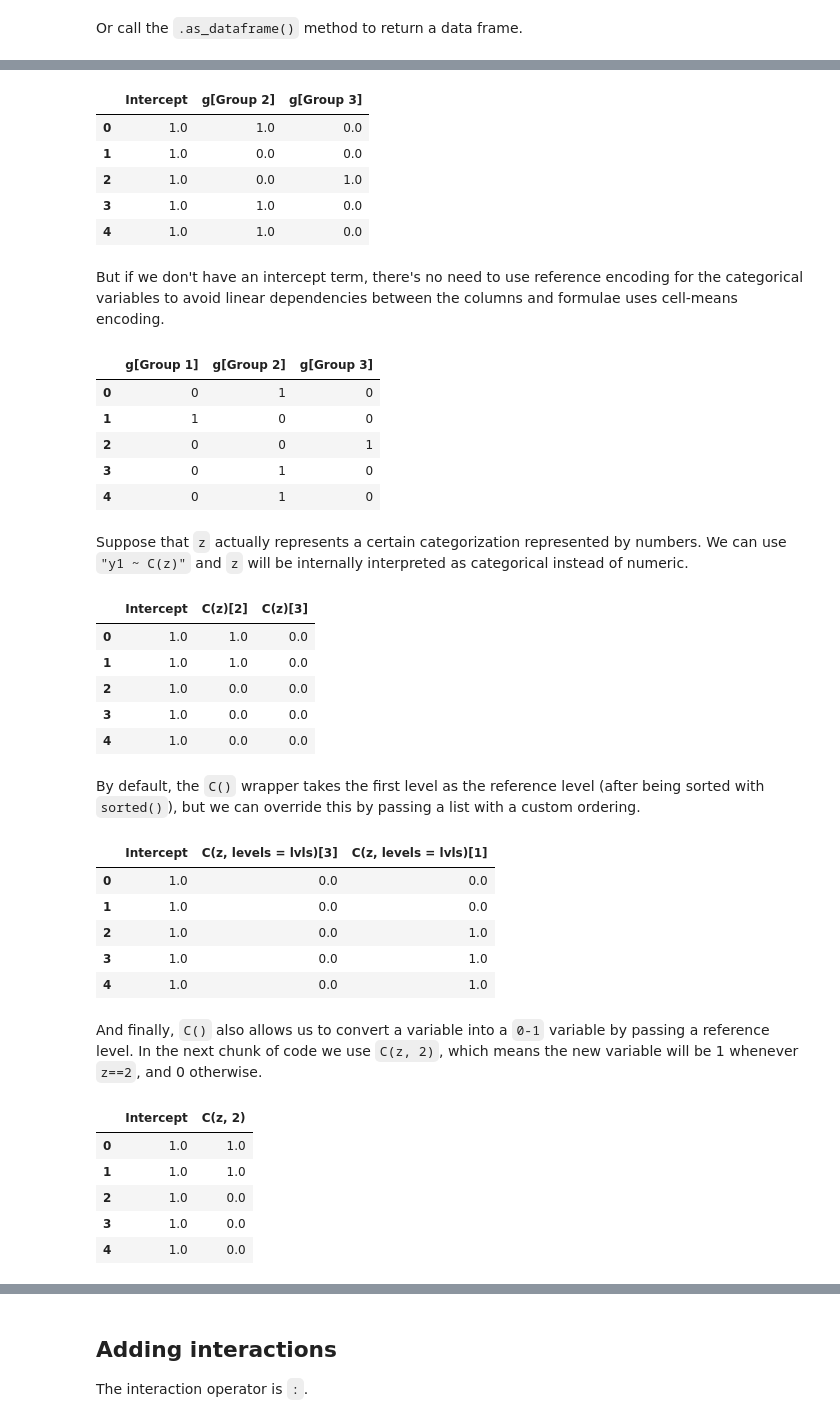
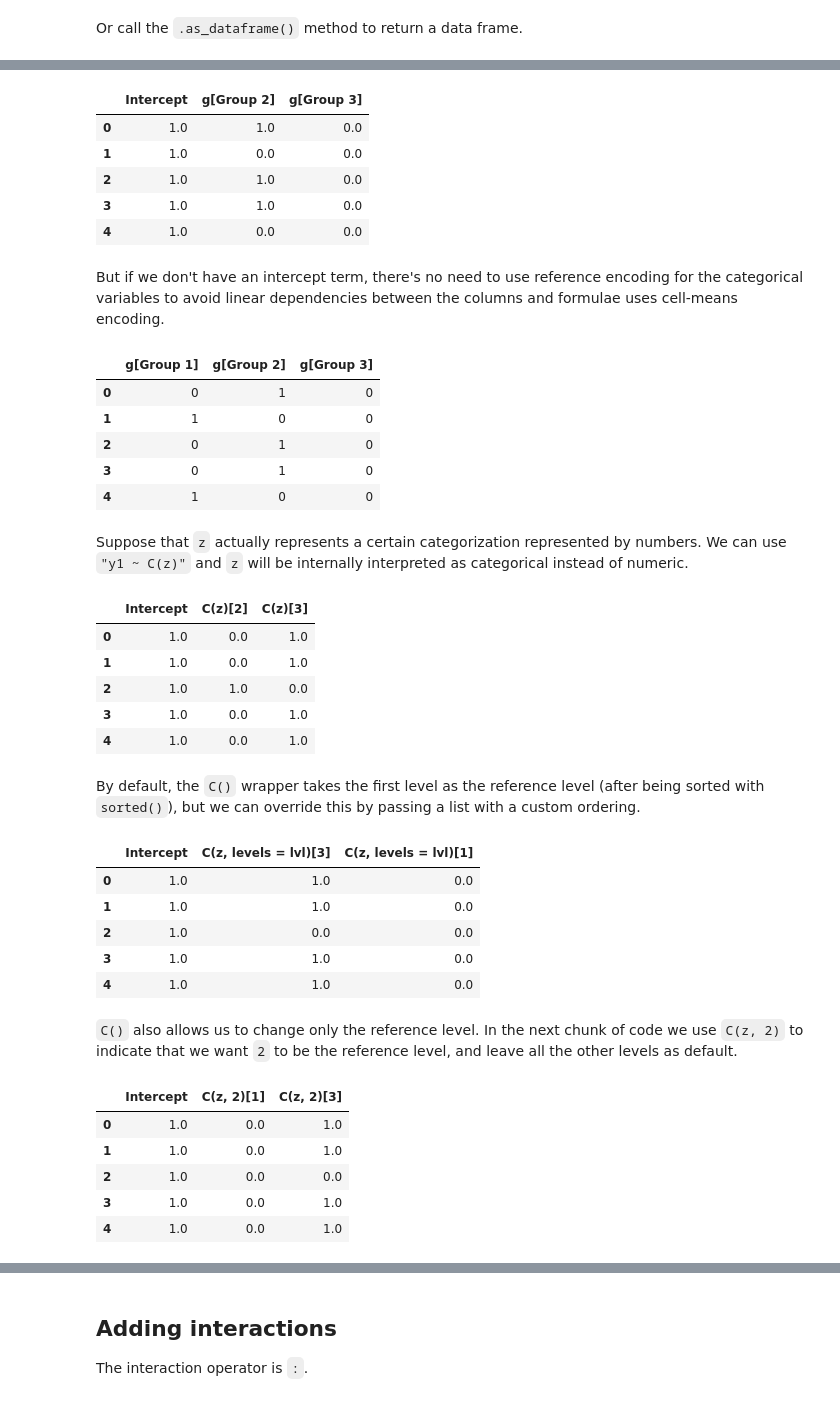
Before and after one commit to bambinos/formulae, a Jupyter notebook: docs/notebooks/getting_started.ipynb, the cells around one changed output, grey strips where cells are left out. Saved outputs shown, nothing was run; the diff lists cells and outputs as text; code cells hidden in the pictures.

```diff
--- a/docs/notebooks/getting_started.ipynb
+++ b/docs/notebooks/getting_started.ipynb
@@ -27,15 +27,15 @@ from formulae import design_matrices
 # %% [markdown]
 Let's simulate some data to use throughout examples here. The number of observations isn't too important. We keep it low to understand what is going on more easily. However, we do include both numeric and categoric variables to see how formulae handles these types in different scenarios.
 # %%
-np.random.seed(1111)
-SIZE=10
+rng = np.random.default_rng(7355608)
+SIZE = 10
 data = pd.DataFrame(
     {
-        "y1": np.random.normal(size=SIZE),
-        "y2": np.random.choice(["A", "B", "C"], size=SIZE),
-        "x": np.random.normal(size=SIZE),
-        "z": np.random.choice([1, 2, 3], size=SIZE),
-        "g": np.random.choice(["Group 1", "Group 2", "Group 3"], size=SIZE),
+        "y1": rng.normal(size=SIZE),
+        "y2": rng.choice(["A", "B", "C"], size=SIZE),
+        "x": rng.normal(size=SIZE),
+        "z": rng.choice([1, 2, 3], size=SIZE),
+        "g": rng.choice(["Group 1", "Group 2", "Group 3"], size=SIZE),
     }
 )
 data
@@ -110,62 +122,62 @@ Variables with categorical type in the pandas data frame are recognized and hand
 
 Categorical predictors are encoded using reference level encoding (i.e. the first level is taken as baseline). This way, the resulting design matrix is of full-rank.
 # %%
-dm = design_matrices("y1 ~ g", data, )
+dm = design_matrices("g", data)
 dm.common.as_dataframe().head()
 # %% [output]
 |  | Intercept | g[Group 2] | g[Group 3] |
 | 0 | 1.0 | 1.0 | 0.0 |
 | 1 | 1.0 | 0.0 | 0.0 |
-| 2 | 1.0 | 0.0 | 1.0 |
+| 2 | 1.0 | 1.0 | 0.0 |
 | 3 | 1.0 | 1.0 | 0.0 |
-| 4 | 1.0 | 1.0 | 0.0 |
+| 4 | 1.0 | 0.0 | 0.0 |
 # %% [markdown]
 But if we don't have an intercept term, there's no need to use reference encoding for the categorical variables to avoid linear dependencies between the columns and formulae uses cell-means encoding.
 # %%
-dm = design_matrices("y1 ~ 0 + g", data)
+dm = design_matrices("0 + g", data)
 dm.common.as_dataframe().head()
 # %% [output]
 |  | g[Group 1] | g[Group 2] | g[Group 3] |
 | 0 | 0 | 1 | 0 |
 | 1 | 1 | 0 | 0 |
-| 2 | 0 | 0 | 1 |
+| 2 | 0 | 1 | 0 |
 | 3 | 0 | 1 | 0 |
-| 4 | 0 | 1 | 0 |
+| 4 | 1 | 0 | 0 |
 # %% [markdown]
 Suppose that `z` actually represents a certain categorization represented by numbers. We can use `"y1 ~ C(z)"` and `z` will be internally interpreted as categorical instead of numeric.
 # %%
-dm = design_matrices("y1 ~ C(z)", data)
+dm = design_matrices("C(z)", data)
 dm.common.as_dataframe().head()
 # %% [output]
 |  | Intercept | C(z)[2] | C(z)[3] |
-| 0 | 1.0 | 1.0 | 0.0 |
-| 1 | 1.0 | 1.0 | 0.0 |
-| 2 | 1.0 | 0.0 | 0.0 |
-| 3 | 1.0 | 0.0 | 0.0 |
-| 4 | 1.0 | 0.0 | 0.0 |
+| 0 | 1.0 | 0.0 | 1.0 |
+| 1 | 1.0 | 0.0 | 1.0 |
+| 2 | 1.0 | 1.0 | 0.0 |
+| 3 | 1.0 | 0.0 | 1.0 |
+| 4 | 1.0 | 0.0 | 1.0 |
 # %% [markdown]
 By default, the `C()` wrapper takes the first level as the reference level (after being sorted with `sorted()`), but we can override this by passing a list with a custom ordering.
 # %%
 # 2 is taken as baseline, and then it comes 3 and 1.
-lvls = [2, 3, 1]
-dm = design_matrices("y1 ~ C(z, levels=lvls)", data)
+lvl = [2, 3, 1]
+dm = design_matrices("C(z, levels=lvl)", data)
 dm.common.as_dataframe().head()
 # %% [output]
-|  | Intercept | C(z, levels = lvls)[3] | C(z, levels = lvls)[1] |
-| 0 | 1.0 | 0.0 | 0.0 |
-| 1 | 1.0 | 0.0 | 0.0 |
-| 2 | 1.0 | 0.0 | 1.0 |
-| 3 | 1.0 | 0.0 | 1.0 |
-| 4 | 1.0 | 0.0 | 1.0 |
+|  | Intercept | C(z, levels = lvl)[3] | C(z, levels = lvl)[1] |
+| 0 | 1.0 | 1.0 | 0.0 |
+| 1 | 1.0 | 1.0 | 0.0 |
+| 2 | 1.0 | 0.0 | 0.0 |
+| 3 | 1.0 | 1.0 | 0.0 |
+| 4 | 1.0 | 1.0 | 0.0 |
 # %% [markdown]
-And finally, `C()` also allows us to convert a variable into a `0-1` variable by passing a reference level. In the next chunk of code we use `C(z, 2)`, which means the new variable will be 1 whenever `z==2`, and 0 otherwise.
+`C()` also allows us to change only the reference level. In the next chunk of code we use `C(z, 2)` to indicate that we want `2` to be the reference level, and leave all the other levels as default.
 # %%
-dm = design_matrices("y1 ~ C(z, 2)", data)
+dm = design_matrices("C(z, 2)", data)
 dm.common.as_dataframe().head()
 # %% [output]
-|  | Intercept | C(z, 2) |
-| 0 | 1.0 | 1.0 |
-| 1 | 1.0 | 1.0 |
-| 2 | 1.0 | 0.0 |
-| 3 | 1.0 | 0.0 |
-| 4 | 1.0 | 0.0 |
+|  | Intercept | C(z, 2)[1] | C(z, 2)[3] |
+| 0 | 1.0 | 0.0 | 1.0 |
+| 1 | 1.0 | 0.0 | 1.0 |
+| 2 | 1.0 | 0.0 | 0.0 |
+| 3 | 1.0 | 0.0 | 1.0 |
+| 4 | 1.0 | 0.0 | 1.0 |
```
Also changed, not shown: parts of 52 cells of this notebook, 2 other files.
